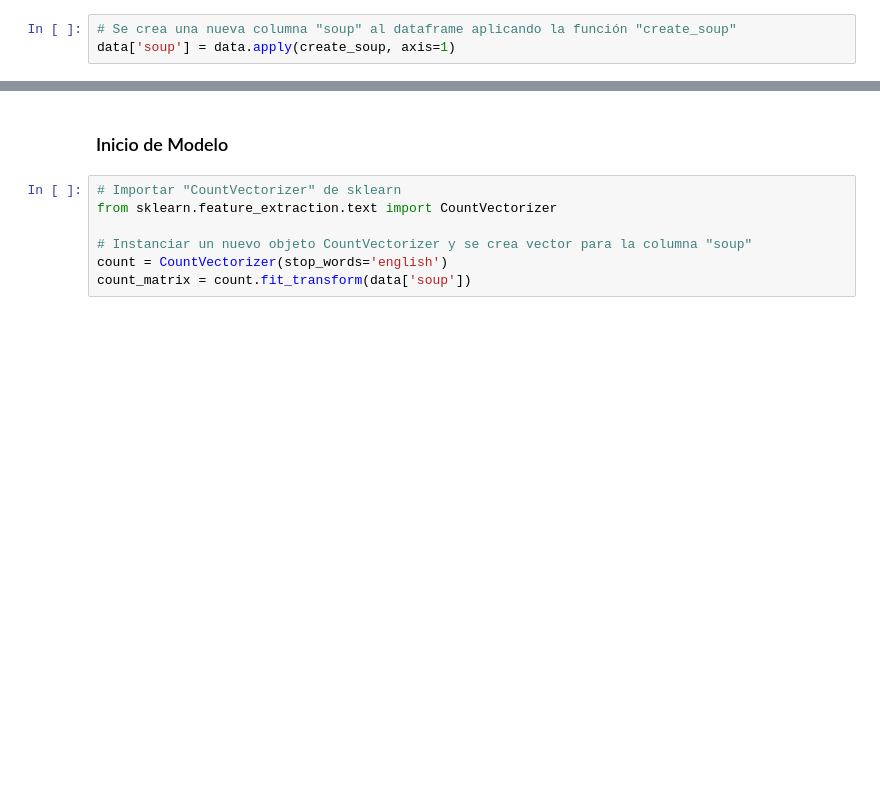
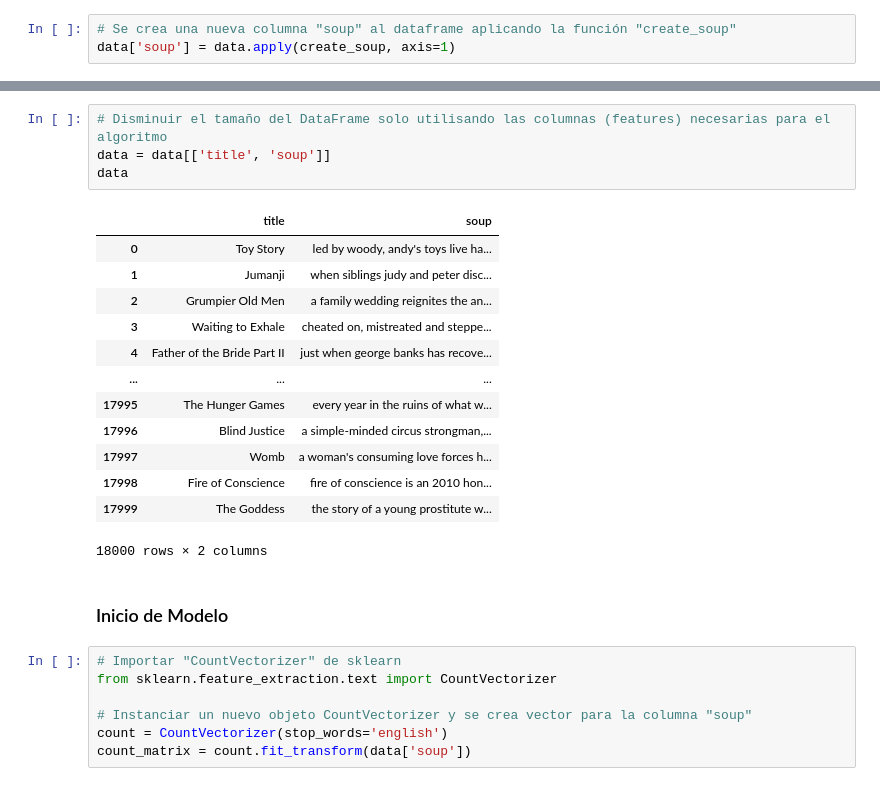
Before and after one commit to villarrealfx/PI-01-MLOps-Henry, a Jupyter notebook: ML-(Machine Learning).ipynb, the cells around one changed output, grey strips where cells are left out. Cells and saved outputs as stored; diff of their text form; blank space fills up the shorter version.

```diff
--- a/ML-(Machine Learning).ipynb
+++ b/ML-(Machine Learning).ipynb
@@ -96,3 +101,21 @@ data.iloc[0]['soup']
+# %%
+# Disminuir el tamaño del DataFrame solo utilisando las columnas (features) necesarias para el algoritmo
+data = data[['title', 'soup']]
+data
+# %% [output]
+|  | title | soup |
+| 0 | Toy Story | led by woody, andy's toys live ha... |
+| 1 | Jumanji | when siblings judy and peter disc... |
+| 2 | Grumpier Old Men | a family wedding reignites the an... |
+| 3 | Waiting to Exhale | cheated on, mistreated and steppe... |
+| 4 | Father of the Bride Part II | just when george banks has recove... |
+| ... | ... | ... |
+| 17995 | The Hunger Games | every year in the ruins of what w... |
+| 17996 | Blind Justice | a simple-minded circus strongman,... |
+| 17997 | Womb | a woman's consuming love forces h... |
+| 17998 | Fire of Conscience | fire of conscience is an 2010 hon... |
+| 17999 | The Goddess | the story of a young prostitute w... |
+18000 rows × 2 columns
 # %% [markdown]
 ### Inicio de Modelo
 # %%
```
Also changed, not shown: parts of 33 cells of this notebook, 5 other files.
